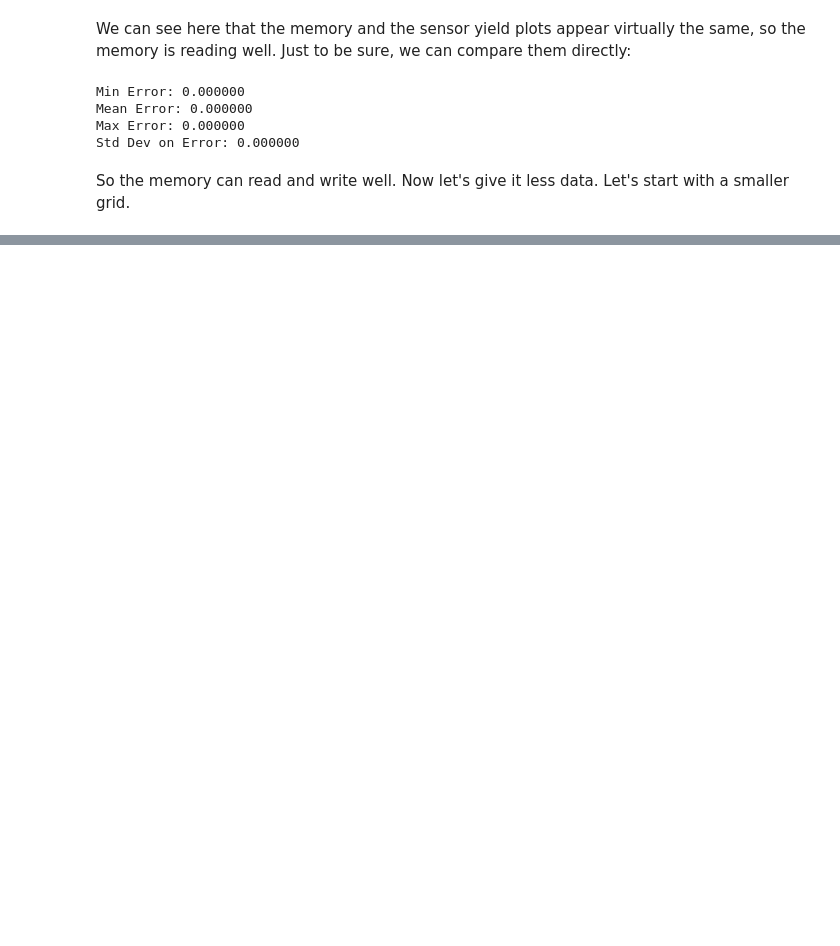
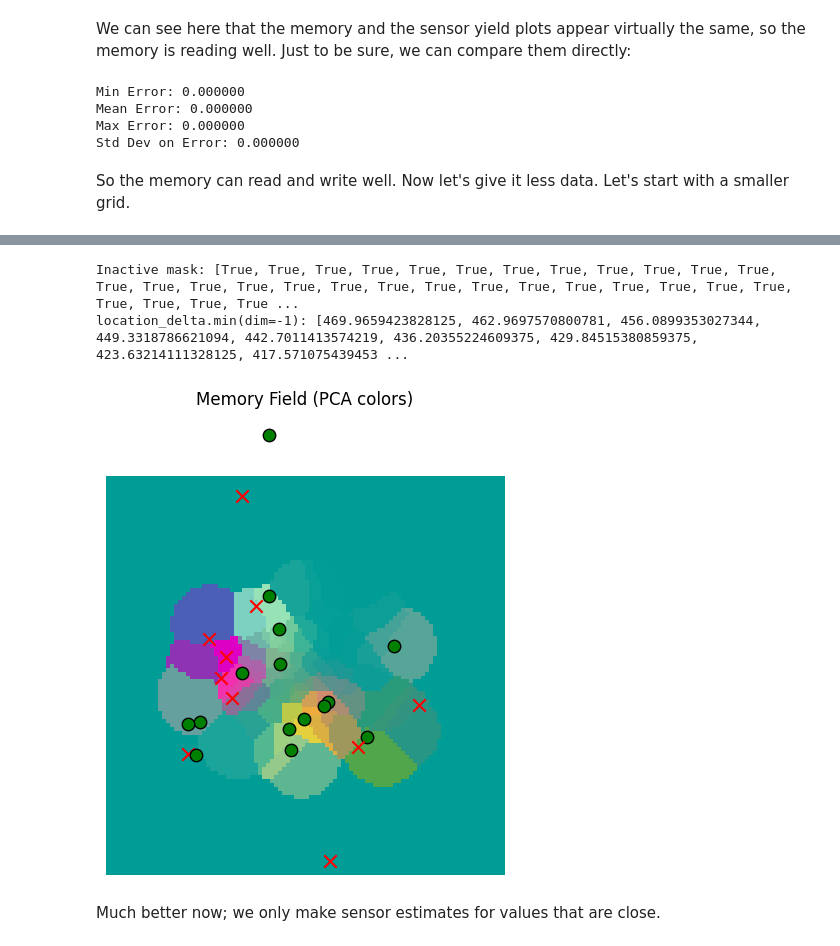
Before and after one commit to hypernicon/tree-world, a Jupyter notebook: notebook/map_testing.ipynb, the cells around one changed output, grey strips where cells are left out. Saved outputs shown, nothing was run; the diff lists cells and outputs as text; code cells hidden in the pictures; blank space fills up the shorter version.

```diff
--- a/notebook/map_testing.ipynb
+++ b/notebook/map_testing.ipynb
@@ -327,0 +340,8 @@ ValueError: cannot reshape array of size 300 into shape (100,100,3)
+# %%
+gaussian_read_data_thresholded = plot_memory_field(train_locations, plot_locations, match_threshold=100.0)
+# %% [output]
+Inactive mask: [True, True, True, True, True, True, True, True, True, True, True, True, True, True, True, True, True, True, True, True, True, True, True, True, True, True, True, True, True, True, True ...
+location_delta.min(dim=-1): [469.9659423828125, 462.9697570800781, 456.0899353027344, 449.3318786621094, 442.7011413574219, 436.20355224609375, 429.84515380859375, 423.63214111328125, 417.571075439453 ...
+[figure, added]
+# %% [markdown]
+Much better now; we only make sensor estimates for values that are close.
```
Also changed, not shown: parts of 22 cells of this notebook.
